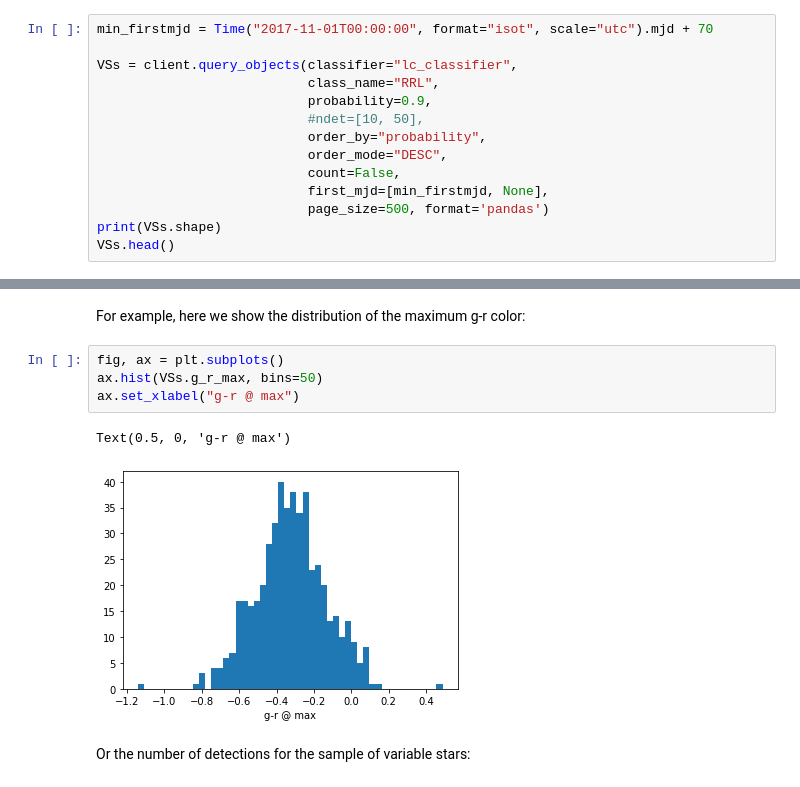
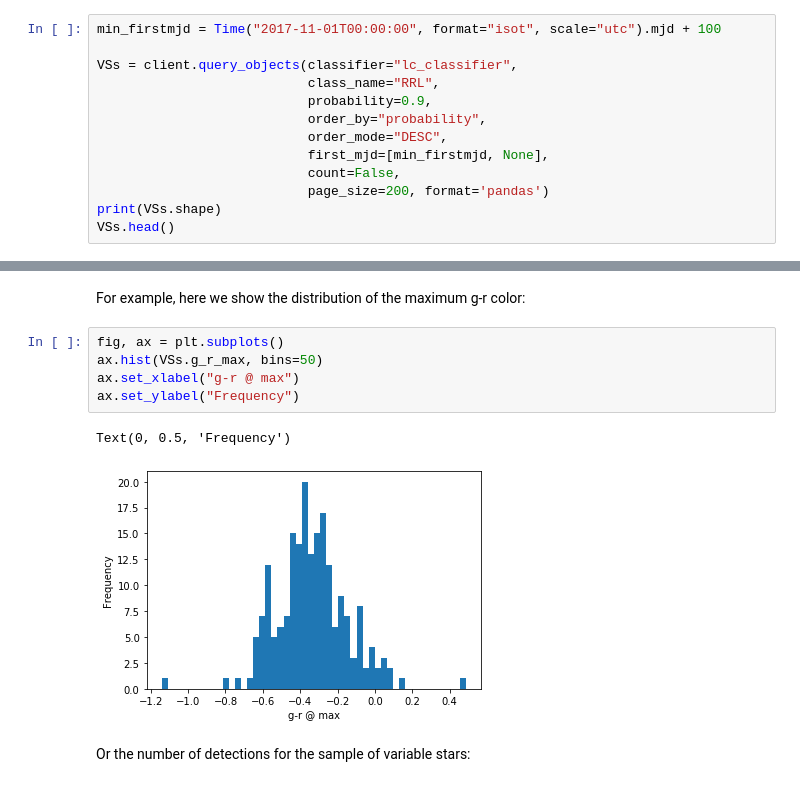
Before and after one commit to alercebroker/usecases, a Jupyter notebook: notebooks/ALeRCE_ZTF_VariableStars_newDB.ipynb, the cells around one changed output, grey strips where cells are left out. Drawn from its saved outputs; the diff is of its cells as text.

```diff
--- a/notebooks/ALeRCE_ZTF_VariableStars_newDB.ipynb
+++ b/notebooks/ALeRCE_ZTF_VariableStars_newDB.ipynb
@@ -854,15 +939,14 @@ In this example we will access the ALeRCE API to do a simple query to get inform
 # %%
-min_firstmjd = Time("2017-11-01T00:00:00", format="isot", scale="utc").mjd + 70
+min_firstmjd = Time("2017-11-01T00:00:00", format="isot", scale="utc").mjd + 100
 
 VSs = client.query_objects(classifier="lc_classifier",
                            class_name="RRL",
                            probability=0.9,
-                           #ndet=[10, 50],
                            order_by="probability",
                            order_mode="DESC",
+                           first_mjd=[min_firstmjd, None],
                            count=False,
-                           first_mjd=[min_firstmjd, None],
-                           page_size=500, format='pandas')
+                           page_size=200, format='pandas')
 print(VSs.shape)
 VSs.head()
 # %% [output]
@@ -903,10 +987,11 @@ For example, here we show the distribution of the maximum g-r color:
 # %%
 fig, ax = plt.subplots()
 ax.hist(VSs.g_r_max, bins=50)
 ax.set_xlabel("g-r @ max")
+ax.set_ylabel("Frequency")
 # %% [output]
-Text(0.5, 0, 'g-r @ max')
+Text(0, 0.5, 'Frequency')
-[figure, old version]
+[figure, new version]
 # %% [markdown]
 Or the number of detections for the sample of variable stars:
 # %%
```
Also changed, not shown: parts of 121 cells of this notebook.
